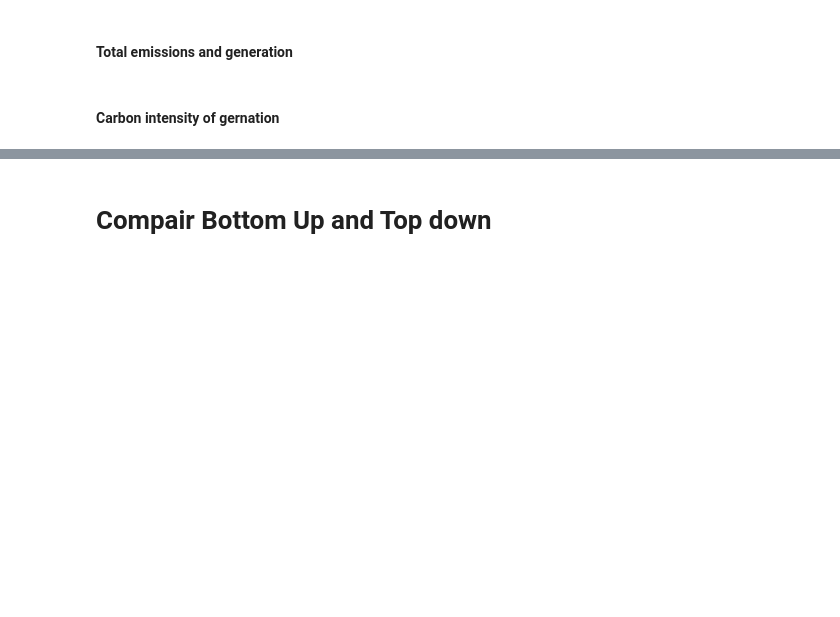
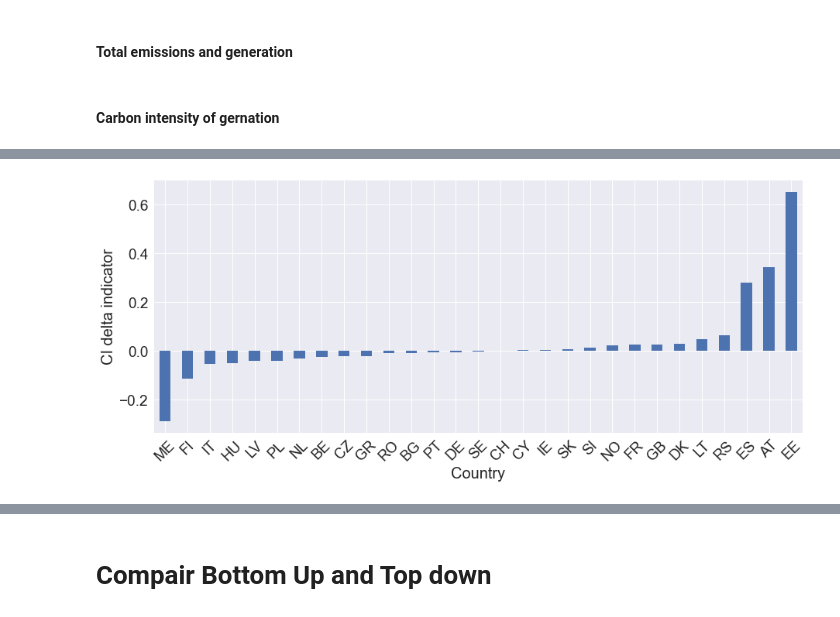
Before and after one commit to INATECH-CIG/CO2_emissions_factors, a Jupyter notebook: CI calculation bottom up method.ipynb, the cells around one changed output, grey strips where cells are left out. Saved outputs shown, nothing was run; the diff lists cells and outputs as text; code cells hidden in the pictures; blank space fills up the shorter version.

```diff
--- a/CI calculation bottom up method.ipynb
+++ b/CI calculation bottom up method.ipynb
@@ -322,5 +316,7 @@ Carbon_intensitiy_entsoe_gen_type = CO2_emission.div(Generation)
 # %%
 # mean CI in gCO2/kWh
-mean_Carbon_intensitiy_entsoe_gen_type = CO2_emission.sum() / Generation.sum()
+mean_Carbon_intensitiy_org = CO2_emission_org.sum() / Generation_org.sum()
+# mean CI in gCO2/kWh
+mean_Carbon_intensitiy_scale = CO2_emission_scal.sum() / Generation_scale.sum()
 # %%
 # transfer mean CI to hourly data set
@@ -329,0 +352,16 @@ for i in Carbon_intensitiy_entsoe_gen_type_mean.columns:
+# %%
+indicator_CI = ((mean_Carbon_intensitiy_scale - mean_Carbon_intensitiy_org) / mean_Carbon_intensitiy_scale).to_frame().fillna(0)
+# %%
+fig, ax = plt.subplots(1, 1)
+
+indicator_CI.sort_values(by=0).plot(kind='bar', ylabel='CI delta indicator', legend=False, ax=ax)
+
+ax.set_xlabel("Country" , fontsize=20)
+ax.set_ylabel("CI delta indicator", fontsize=20)
+
+ax.tick_params(axis='y',labelsize=19)
+ax.tick_params(axis='x',labelsize=19)
+
+ax.tick_params(axis='x', rotation=45)
+# %% [output]
+[figure, added]
```
Also changed, not shown: parts of 26 cells of this notebook, 3 other files.
